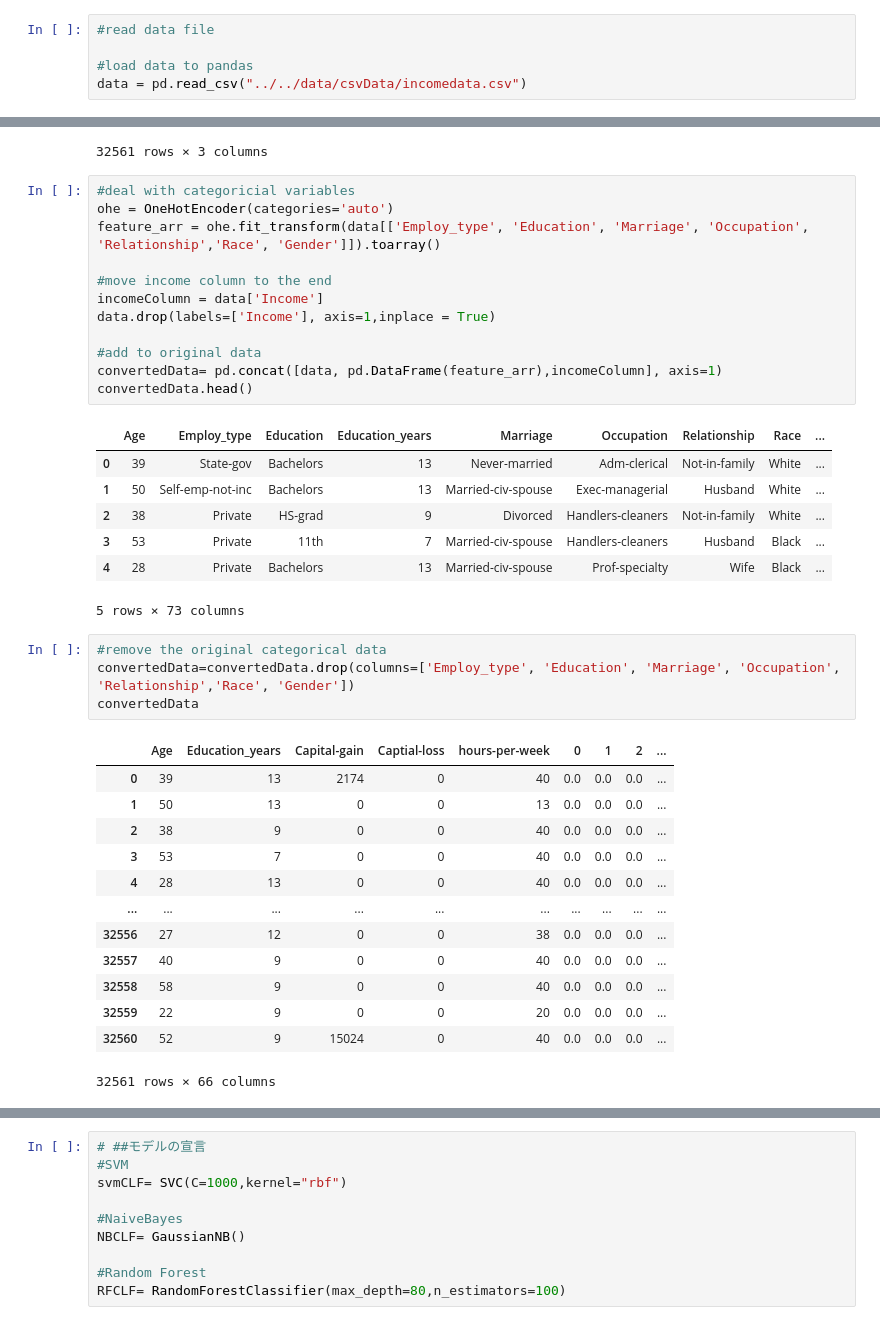
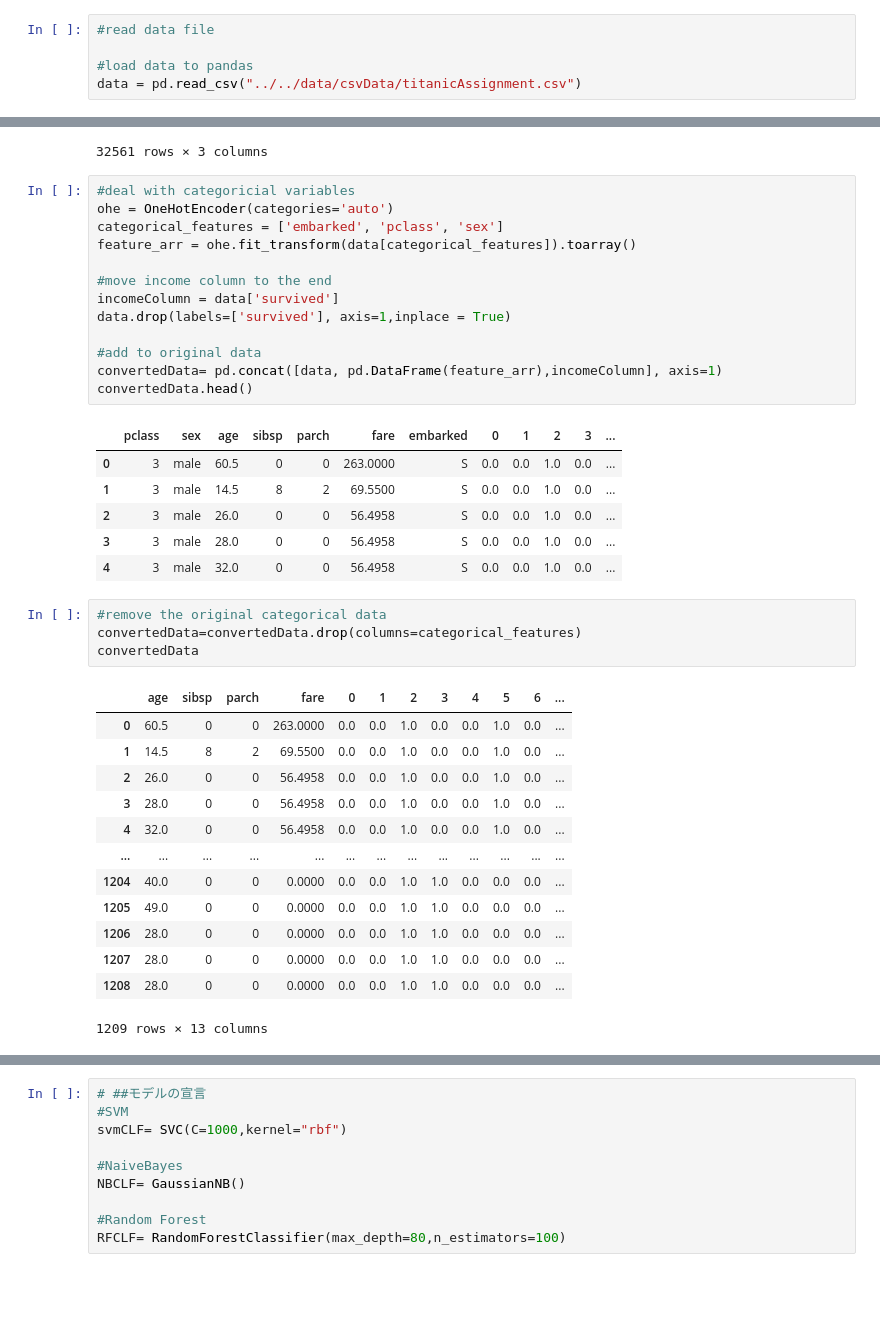
Before and after one commit to sy-app/mmsl-20220127, a Jupyter notebook: workspace/src/hw/kc.ipynb, the cells around one changed output, grey strips where cells are left out. Drawn from its saved outputs; the diff is of its cells as text; blank space fills up the shorter version.

Commit message:
titanicのデータで予測

```diff
--- a/workspace/src/hw/kc.ipynb
+++ b/workspace/src/hw/kc.ipynb
@@ -28,4 +28,4 @@ warnings.filterwarnings("ignore")
 #read data file
 
 #load data to pandas
-data = pd.read_csv("../../data/csvData/incomedata.csv")
+data = pd.read_csv("../../data/csvData/titanicAssignment.csv")
@@ -54,40 +70,40 @@ one-hot encoder for gender
 # %%
 #deal with categoricial variables
 ohe = OneHotEncoder(categories='auto')
-feature_arr = ohe.fit_transform(data[['Employ_type', 'Education', 'Marriage', 'Occupation', 'Relationship','Race', 'Gender']]).toarray()
+categorical_features = ['embarked', 'pclass', 'sex']
+feature_arr = ohe.fit_transform(data[categorical_features]).toarray()
 
 #move income column to the end
-incomeColumn = data['Income']
-data.drop(labels=['Income'], axis=1,inplace = True)
+incomeColumn = data['survived']
+data.drop(labels=['survived'], axis=1,inplace = True)
 
 #add to original data
 convertedData= pd.concat([data, pd.DataFrame(feature_arr),incomeColumn], axis=1)
 convertedData.head()
 # %% [output]
-|  | Age | Employ_type | Education | Education_years | Marriage | Occupation | Relationship | Race | ... |
-| 0 | 39 | State-gov | Bachelors | 13 | Never-married | Adm-clerical | Not-in-family | White | ... |
-| 1 | 50 | Self-emp-not-inc | Bachelors | 13 | Married-civ-spouse | Exec-managerial | Husband | White | ... |
-| 2 | 38 | Private | HS-grad | 9 | Divorced | Handlers-cleaners | Not-in-family | White | ... |
-| 3 | 53 | Private | 11th | 7 | Married-civ-spouse | Handlers-cleaners | Husband | Black | ... |
-| 4 | 28 | Private | Bachelors | 13 | Married-civ-spouse | Prof-specialty | Wife | Black | ... |
+|  | pclass | sex | age | sibsp | parch | fare | embarked | 0 | 1 | 2 | 3 | ... |
+| 0 | 3 | male | 60.5 | 0 | 0 | 263.0000 | S | 0.0 | 0.0 | 1.0 | 0.0 | ... |
+| 1 | 3 | male | 14.5 | 8 | 2 | 69.5500 | S | 0.0 | 0.0 | 1.0 | 0.0 | ... |
+| 2 | 3 | male | 26.0 | 0 | 0 | 56.4958 | S | 0.0 | 0.0 | 1.0 | 0.0 | ... |
+| 3 | 3 | male | 28.0 | 0 | 0 | 56.4958 | S | 0.0 | 0.0 | 1.0 | 0.0 | ... |
+| 4 | 3 | male | 32.0 | 0 | 0 | 56.4958 | S | 0.0 | 0.0 | 1.0 | 0.0 | ... |
-5 rows × 73 columns
 # %%
 #remove the original categorical data
-convertedData=convertedData.drop(columns=['Employ_type', 'Education', 'Marriage', 'Occupation', 'Relationship','Race', 'Gender'])
+convertedData=convertedData.drop(columns=categorical_features)
 convertedData
 # %% [output]
-|  | Age | Education_years | Capital-gain | Captial-loss | hours-per-week | 0 | 1 | 2 | ... |
-| 0 | 39 | 13 | 2174 | 0 | 40 | 0.0 | 0.0 | 0.0 | ... |
-| 1 | 50 | 13 | 0 | 0 | 13 | 0.0 | 0.0 | 0.0 | ... |
-| 2 | 38 | 9 | 0 | 0 | 40 | 0.0 | 0.0 | 0.0 | ... |
-| 3 | 53 | 7 | 0 | 0 | 40 | 0.0 | 0.0 | 0.0 | ... |
-| 4 | 28 | 13 | 0 | 0 | 40 | 0.0 | 0.0 | 0.0 | ... |
-| ... | ... | ... | ... | ... | ... | ... | ... | ... | ... |
-| 32556 | 27 | 12 | 0 | 0 | 38 | 0.0 | 0.0 | 0.0 | ... |
-| 32557 | 40 | 9 | 0 | 0 | 40 | 0.0 | 0.0 | 0.0 | ... |
-| 32558 | 58 | 9 | 0 | 0 | 40 | 0.0 | 0.0 | 0.0 | ... |
-| 32559 | 22 | 9 | 0 | 0 | 20 | 0.0 | 0.0 | 0.0 | ... |
-| 32560 | 52 | 9 | 15024 | 0 | 40 | 0.0 | 0.0 | 0.0 | ... |
+|  | age | sibsp | parch | fare | 0 | 1 | 2 | 3 | 4 | 5 | 6 | ... |
+| 0 | 60.5 | 0 | 0 | 263.0000 | 0.0 | 0.0 | 1.0 | 0.0 | 0.0 | 1.0 | 0.0 | ... |
+| 1 | 14.5 | 8 | 2 | 69.5500 | 0.0 | 0.0 | 1.0 | 0.0 | 0.0 | 1.0 | 0.0 | ... |
+| 2 | 26.0 | 0 | 0 | 56.4958 | 0.0 | 0.0 | 1.0 | 0.0 | 0.0 | 1.0 | 0.0 | ... |
+| 3 | 28.0 | 0 | 0 | 56.4958 | 0.0 | 0.0 | 1.0 | 0.0 | 0.0 | 1.0 | 0.0 | ... |
+| 4 | 32.0 | 0 | 0 | 56.4958 | 0.0 | 0.0 | 1.0 | 0.0 | 0.0 | 1.0 | 0.0 | ... |
+| ... | ... | ... | ... | ... | ... | ... | ... | ... | ... | ... | ... | ... |
+| 1204 | 40.0 | 0 | 0 | 0.0000 | 0.0 | 0.0 | 1.0 | 1.0 | 0.0 | 0.0 | 0.0 | ... |
+| 1205 | 49.0 | 0 | 0 | 0.0000 | 0.0 | 0.0 | 1.0 | 1.0 | 0.0 | 0.0 | 0.0 | ... |
+| 1206 | 28.0 | 0 | 0 | 0.0000 | 0.0 | 0.0 | 1.0 | 1.0 | 0.0 | 0.0 | 0.0 | ... |
+| 1207 | 28.0 | 0 | 0 | 0.0000 | 0.0 | 0.0 | 1.0 | 1.0 | 0.0 | 0.0 | 0.0 | ... |
+| 1208 | 28.0 | 0 | 0 | 0.0000 | 0.0 | 0.0 | 1.0 | 1.0 | 0.0 | 0.0 | 0.0 | ... |
-32561 rows × 66 columns
+1209 rows × 13 columns
 # %%
 scaler=StandardScaler()
```
Also changed, not shown: parts of 7 cells of this notebook, 3 other files.
